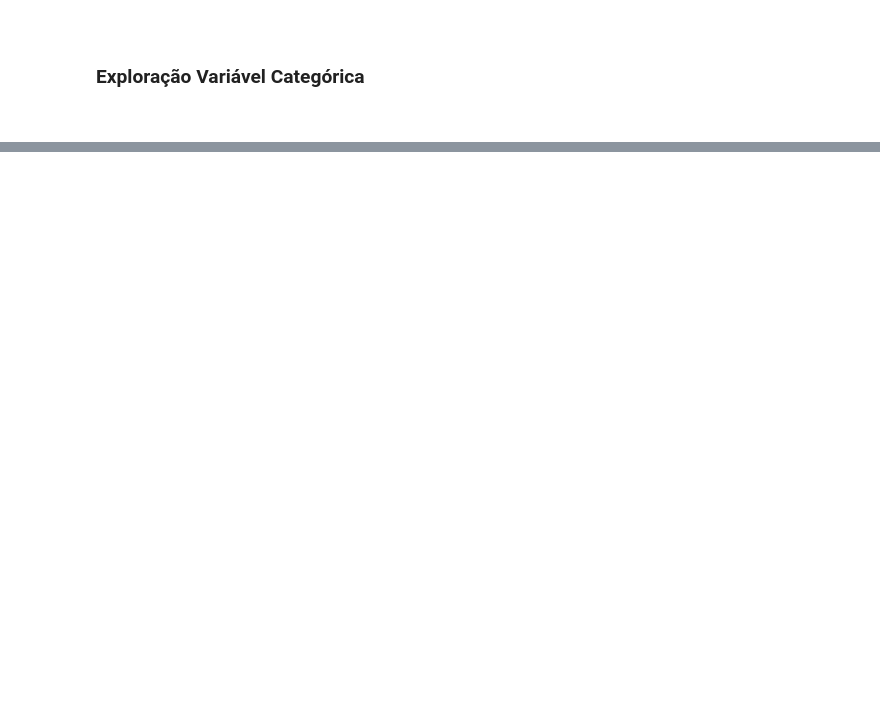
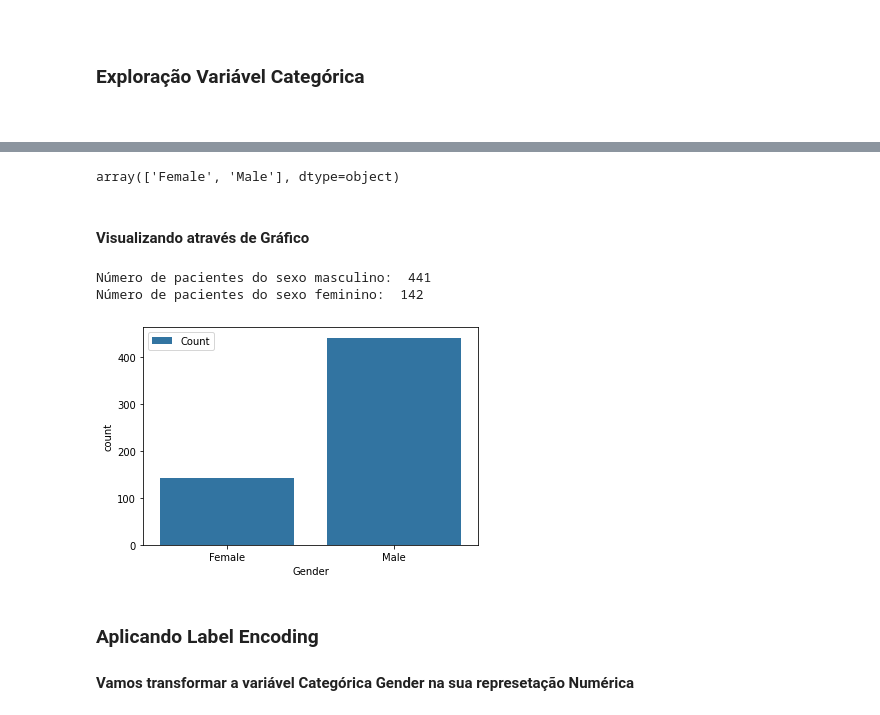
Before and after one commit to EduardoBran/Python_-_Machine_Learning, a Jupyter notebook: 01-Mini-Projeto_-_Construcao_Treinamento_Avaliacao_e_Selecao_de_Modelos_Para_Classificacao.ipynb, the cells around one changed output, grey strips where cells are left out. Cells and saved outputs as stored; diff of their text form; code cells hidden in the pictures; blank space fills up the shorter version.

Commit message:
conclusao da analise exploratoria dos dados

```diff
--- a/01-Mini-Projeto_-_Construcao_Treinamento_Avaliacao_e_Selecao_de_Modelos_Para_Classificacao.ipynb
+++ b/01-Mini-Projeto_-_Construcao_Treinamento_Avaliacao_e_Selecao_de_Modelos_Para_Classificacao.ipynb
@@ -263,0 +338,24 @@ plt.show()
+# %%
+# Verificando Tipo de Valores
+dados['Gender'].unique()
+# %% [output]
+array(['Female', 'Male'], dtype=object)
+# %% [markdown]
+#### Visualizando através de Gráfico
+# %%
+# Plot
+sns.countplot(data = dados, x = 'Gender', label = 'Count')
+
+# Value counts
+M, F = dados['Gender'].value_counts()
+
+# Print
+print('Número de pacientes do sexo masculino: ', M)
+print('Número de pacientes do sexo feminino: ', F)
+# %% [output]
+Número de pacientes do sexo masculino:  441
+Número de pacientes do sexo feminino:  142
+[figure, added]
+# %% [markdown]
+### Aplicando Label Encoding
+#### Vamos transformar a variável **Categórica** Gender na sua represetação **Numérica**
```
Also changed, not shown: parts of 42 cells of this notebook, 1 other file.
